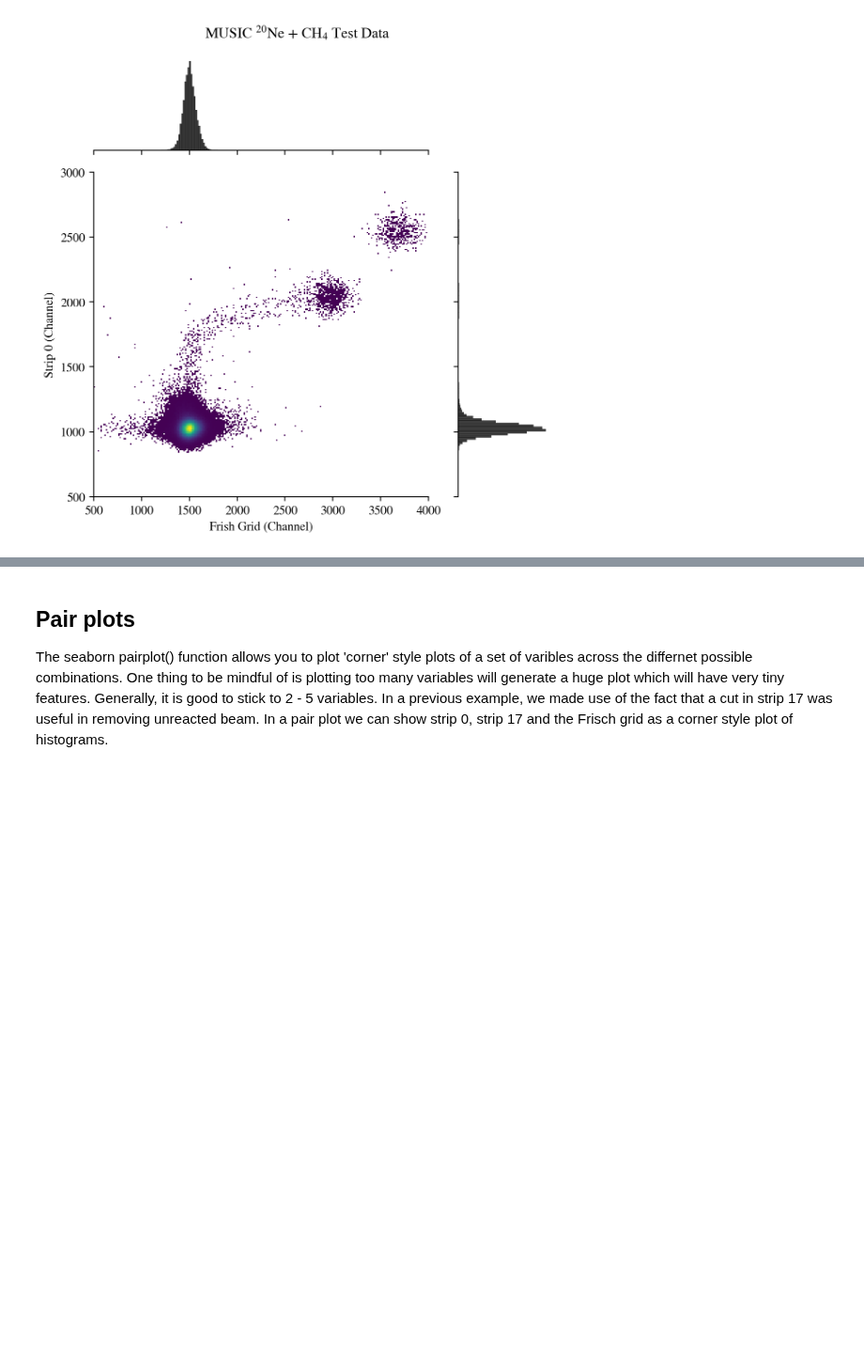
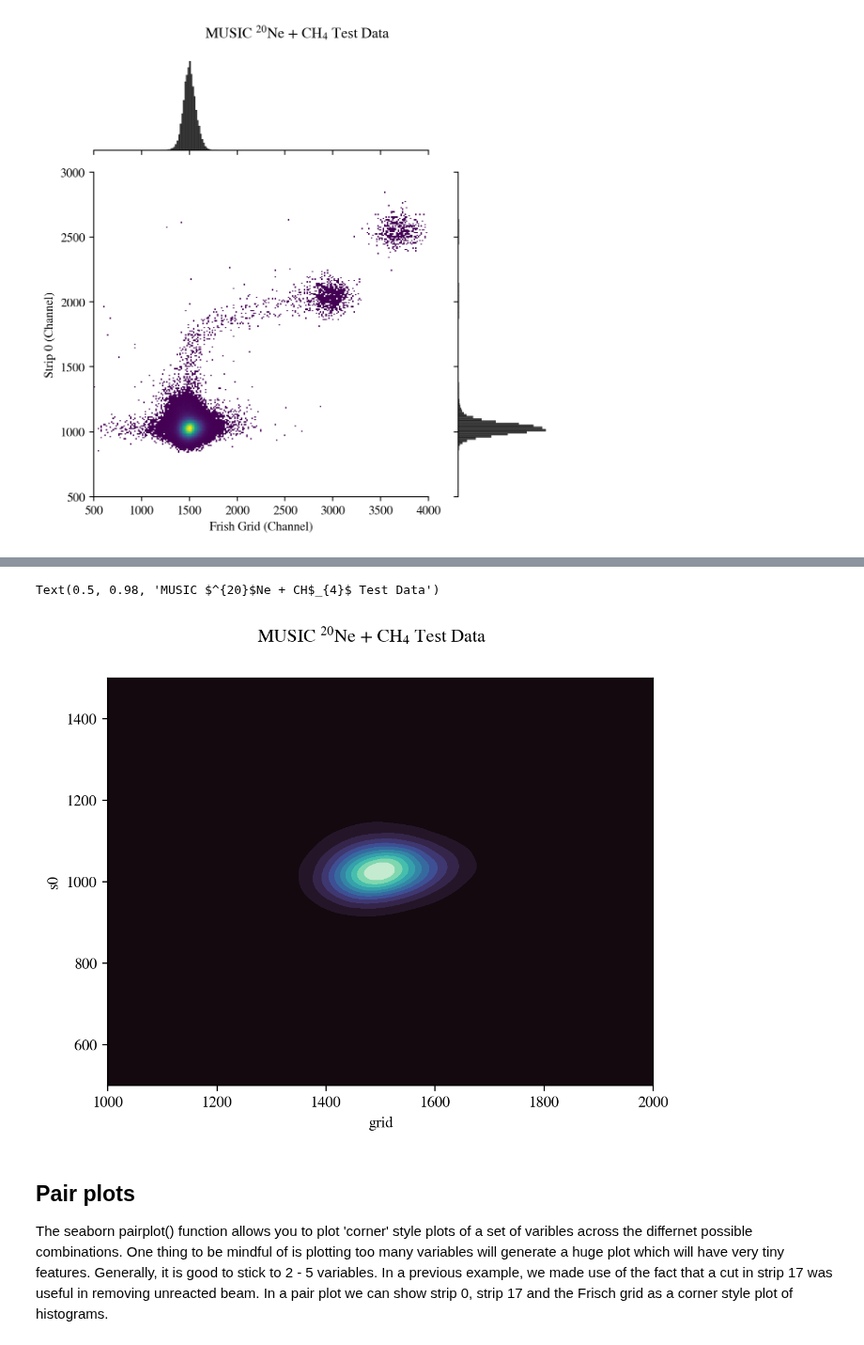
Before and after one commit to dneto1729/MUSIC_with_python, a Jupyter notebook: tutorials/4 - Plotting with Seaborn.ipynb, the cells around one changed output, grey strips where cells are left out. Shown at 94% size. Drawn from its saved outputs; the diff is of its cells as text; code cells hidden in the pictures; blank space fills up the shorter version.

```diff
--- a/tutorials/4 - Plotting with Seaborn.ipynb
+++ b/tutorials/4 - Plotting with Seaborn.ipynb
@@ -149,3 +153,17 @@ g.fig.tight_layout()
+# %%
+df_subset = df.sample(frac=0.25) # We will compute KDE of subset to speed up calculation
+
+g = sns.kdeplot(data=df_subset, x='grid', y='s0',
+            fill=True, # fill in between the contours with color from the cmap
+            levels=12, # using 12 contours
+            thresh=0,
+            clip=((1000,2000),(500,1500)),
+            cmap='mako')
+
+g.figure.suptitle(r'MUSIC $^{20}$Ne + CH$_{4}$ Test Data')
+# %% [output]
+Text(0.5, 0.98, 'MUSIC $^{20}$Ne + CH$_{4}$ Test Data')
+[figure, added]
 # %% [markdown]
 ## Pair plots
 
```
Also changed, not shown: parts of 1 cell of this notebook, 1 other file.
